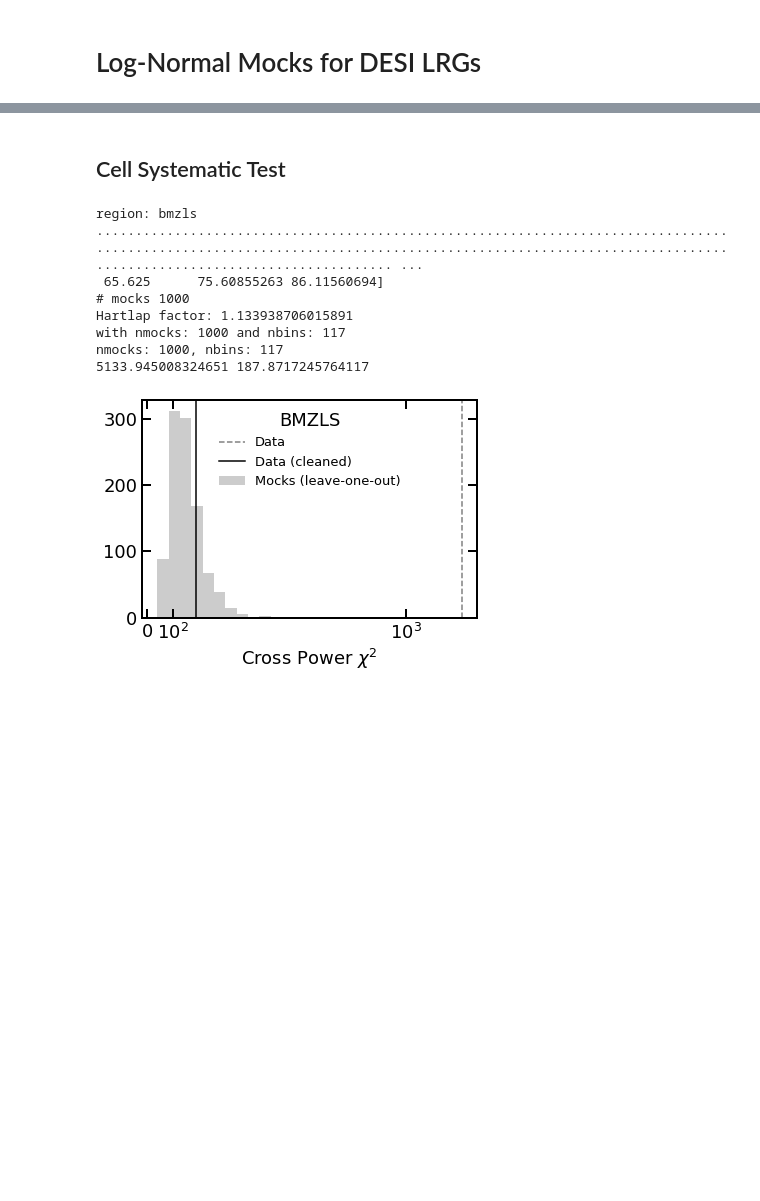
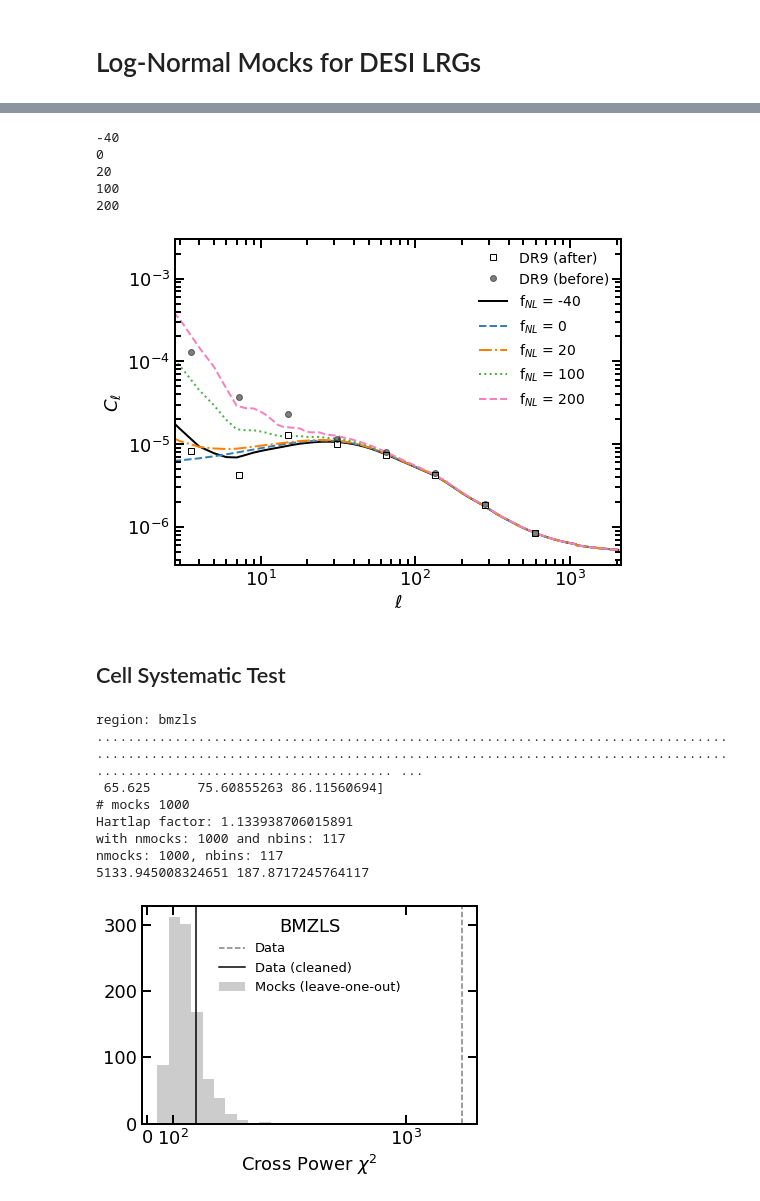
Before and after one commit to mehdirezaie/LSSutils, a Jupyter notebook: notebooks/desi/LognormalFlask.ipynb, the cells around one changed output, grey strips where cells are left out. Drawn from its saved outputs; the diff is of its cells as text; code cells hidden in the pictures; blank space fills up the shorter version.

Commit message:
add cell theory calculator

```diff
--- a/notebooks/desi/LognormalFlask.ipynb
+++ b/notebooks/desi/LognormalFlask.ipynb
@@ -18,3 +53,71 @@ setup_color()
+# %%
+cl_true = {}
+for fnl in [-40, 0, 20, 100, 200]:
+    cl_ = model(ell, fnl=fnl)
+    cl_true[fnl] = wd.convolve(np.arange(cl_.size), cl_)+noise
+    print(fnl)
+# %% [output]
+-40
+0
+20
+100
+200
+# %%
+cl_dr9 = np.load('/home/mehdi/data/rongpu/imaging_sys/clustering/v2/cl_lrg_bmzls_256_nn.npy',
+                allow_pickle=True).item()
+cl_dr9n = np.load('/home/mehdi/data/rongpu/imaging_sys/clustering/v2/cl_lrg_bmzls_256_noweight.npy',
+                allow_pickle=True).item()
+
+# list_clmocks = glob('/home/mehdi/data/lognormal/v0/clustering/clmock_*_lrg_bmzls_256_noweight.npy')
+# print(len(list_clmocks))
+
+# cl_mocks = []
+
+# for fl in list_clmocks:
+#     cl_i = np.load(fl, allow_pickle=True).item()
+#     cl_mocks.append(cl_i['cl_gg']['cl'])
+#     print('.', end='')
+
+# cl_min, cl_max = np.percentile(cl_mocks, [15, 85], axis=0)
+# cl_mocks_mean = np.mean(cl_mocks, axis=0)
+# %%
+plt.figure(figsize=(8, 6))
+
+# model
+# plt.axhline(noise, color='r', ls=':', lw=1, label='shotnoise')
+# plt.plot(cl_model_noise, 'r--', lw=1, alpha=0.6, label='Model+shotshoie')
+# data
+plt.plot(*histogram_cell(cl_dr9['cl_gg']['cl'], bins=np.logspace(0, np.log10(769), 10)),
+            marker='s', mfc='w', ls='None',
+            color='k', label='DR9 (after)')
+plt.plot(*histogram_cell(cl_dr9n['cl_gg']['cl'], bins=np.logspace(0, np.log10(769), 10)),
+            marker='o', color='k', alpha=0.5, ls='None', label='DR9 (before)')
+
+
+
+for fnl_, cl_ in cl_true.items():
+    plt.plot(cl_, lw=2, label=r'f$_{NL}$ = %.0f'%fnl_, zorder=-10)
+
+# # mocks
+# plt.plot(cl_mocks_mean, color='k', label='Mean of the Mocks', zorder=-1)
+# # for cl_mock_i in cl_mocks:
+# #     plt.plot(cl_mock_i, color='grey', lw=1, ls='-', alpha=0.02, zorder=-10)
+# plt.fill_between(np.arange(cl_min.size), cl_min, cl_max, alpha=0.1, color='grey', zorder=-10)
+
+
+
+
+plt.legend(fontsize=14) #, bbox_to_anchor=(1., 1.2))
+# plt.ylim(1.0e-8, 1.0e-4)
+plt.xlim(xmin=2.8)
+plt.yscale('log')#, linthreshy=2.0e-5)
+# plt.yticks([i*2.0e-6 for i in range(8)], labels=[f'{2*i}' for i in range(8)])
+plt.ylabel(r'$C_{\ell}$')
+plt.xlabel(r'$\ell$')
+plt.xscale('log')
+plt.savefig('fnl_cl.png', dpi=300, bbox_inches='tight')
+# %% [output]
+[figure, added]
 # %% [markdown]
 ## Cell Systematic Test
 # %%
```
Also changed, not shown: parts of 5 cells of this notebook, 3 other files.
